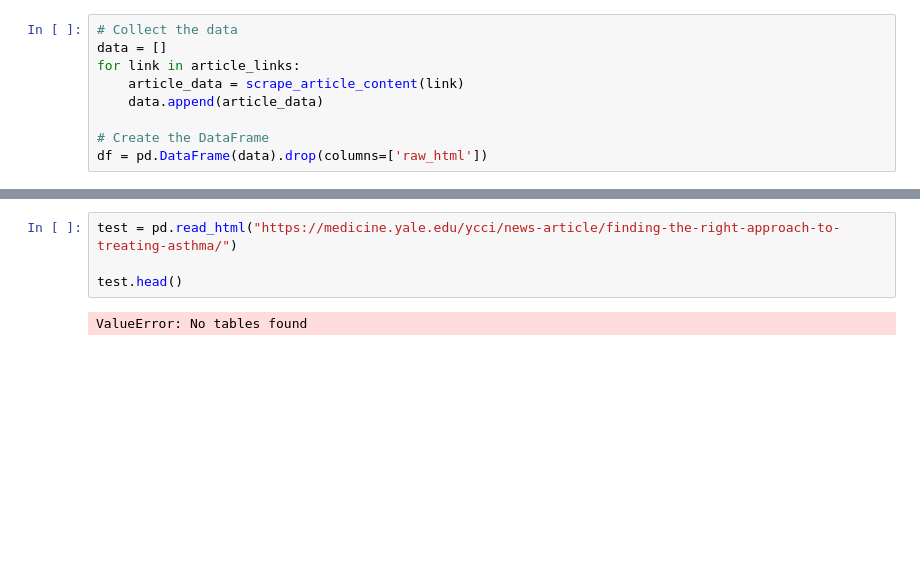
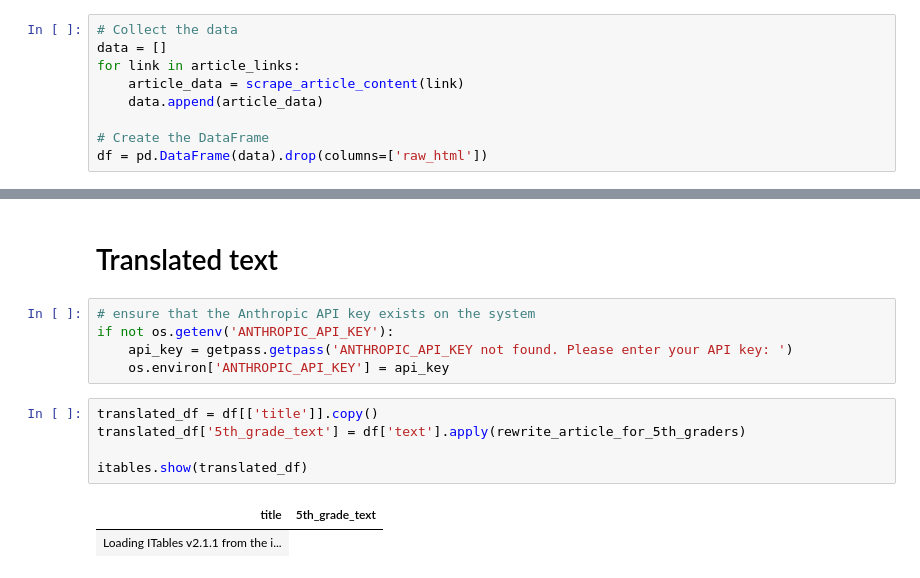
Before and after one commit to alexanderSolod/MedExplain, a Jupyter notebook: claude_analysis.ipynb, the cells around one changed output, grey strips where cells are left out. Saved outputs shown, nothing was run; the diff lists cells and outputs as text; blank space fills up the shorter version.

```diff
--- a/claude_analysis.ipynb
+++ b/claude_analysis.ipynb
@@ -64,7 +62,16 @@ itables.show(scores_df)
 | Loading ITables v2.1.1 from the i... |
-# %%
-test = pd.read_html("https://medicine.yale.edu/ycci/news-article/finding-the-right-approach-to-treating-asthma/")
-
-test.head()
-# %% [output]
-ValueError: No tables found
+# %% [markdown]
+# Translated text
+# %%
+# ensure that the Anthropic API key exists on the system
+if not os.getenv('ANTHROPIC_API_KEY'):
+    api_key = getpass.getpass('ANTHROPIC_API_KEY not found. Please enter your API key: ')
+    os.environ['ANTHROPIC_API_KEY'] = api_key
+# %%
+translated_df = df[['title']].copy()
+translated_df['5th_grade_text'] = df['text'].apply(rewrite_article_for_5th_graders)
+
+itables.show(translated_df)
+# %% [output]
+| title | 5th_grade_text |
+| Loading ITables v2.1.1 from the i... |
```
Also changed, not shown: parts of 13 cells of this notebook, 7 other files.
